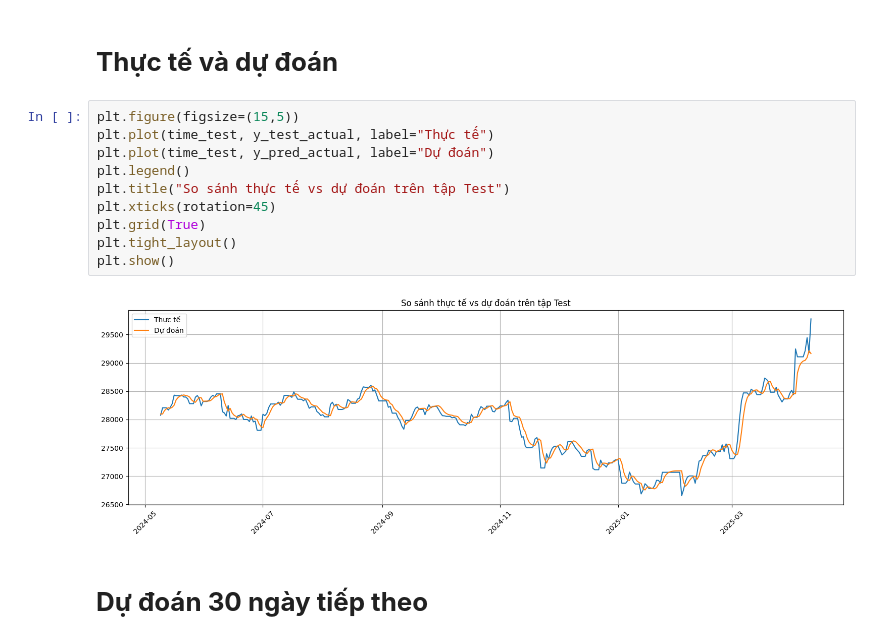
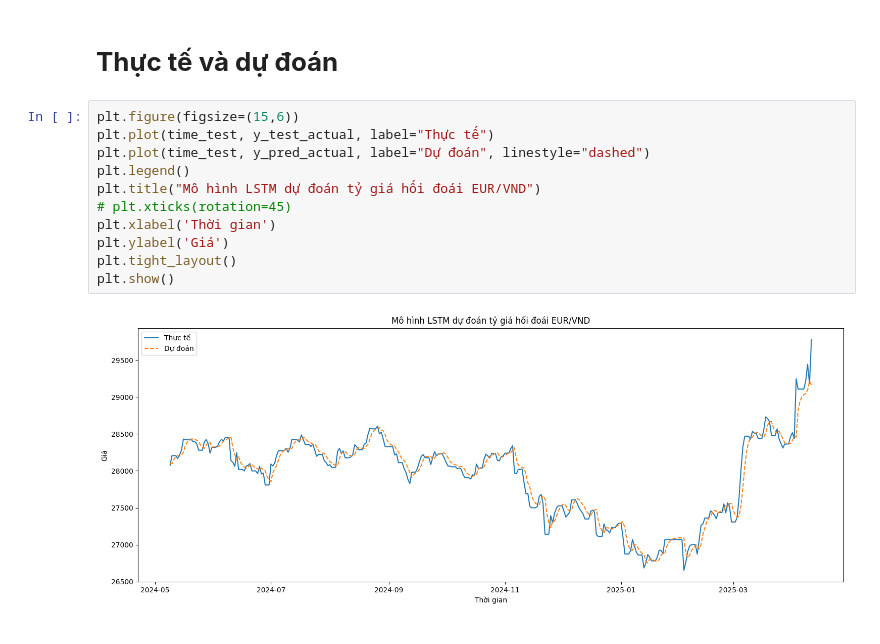
Before and after one commit to nggiang63/eur-vnd-exchange-rate, a Jupyter notebook: notebooks/lstm.ipynb, the cells around one changed output. Cells and saved outputs as stored; diff of their text form.

```diff
--- a/notebooks/lstm.ipynb
+++ b/notebooks/lstm.ipynb
@@ -166,16 +166,15 @@ MAPE: 0.3037%
 # %% [markdown]
 # **Thực tế và dự đoán**
 # %%
-plt.figure(figsize=(15,5))
+plt.figure(figsize=(15,6))
 plt.plot(time_test, y_test_actual, label="Thực tế")
-plt.plot(time_test, y_pred_actual, label="Dự đoán")
+plt.plot(time_test, y_pred_actual, label="Dự đoán", linestyle="dashed")
 plt.legend()
-plt.title("So sánh thực tế vs dự đoán trên tập Test")
-plt.xticks(rotation=45)
-plt.grid(True)
+plt.title("Mô hình LSTM dự đoán tỷ giá hối đoái EUR/VND")
+# plt.xticks(rotation=45)
+plt.xlabel('Thời gian')
+plt.ylabel('Giá')
 plt.tight_layout()
 plt.show()
 # %% [output]
-[figure, old version]
+[figure, new version]
-# %% [markdown]
-# **Dự đoán 30 ngày tiếp theo**
```
Also changed, not shown: parts of 2 cells of this notebook, 2 other files.
